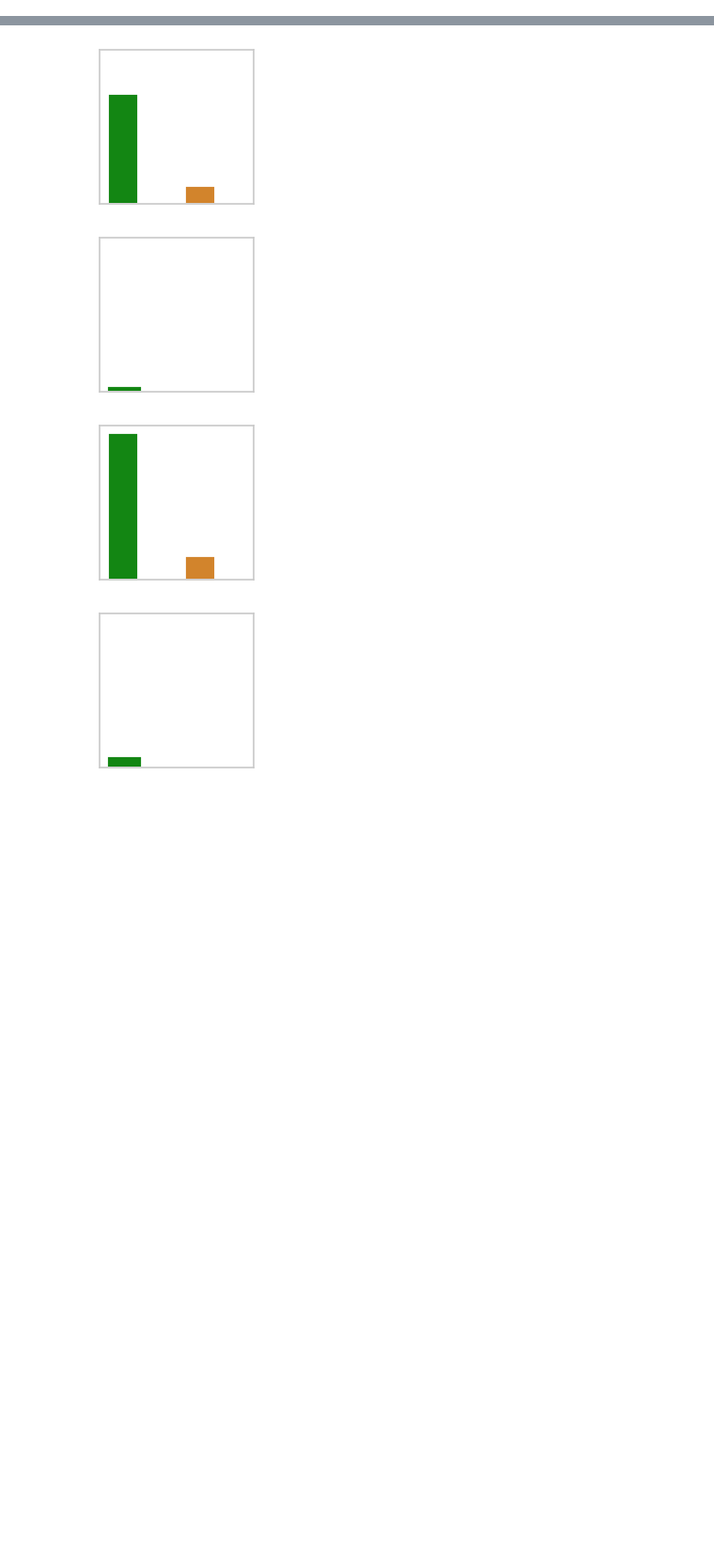
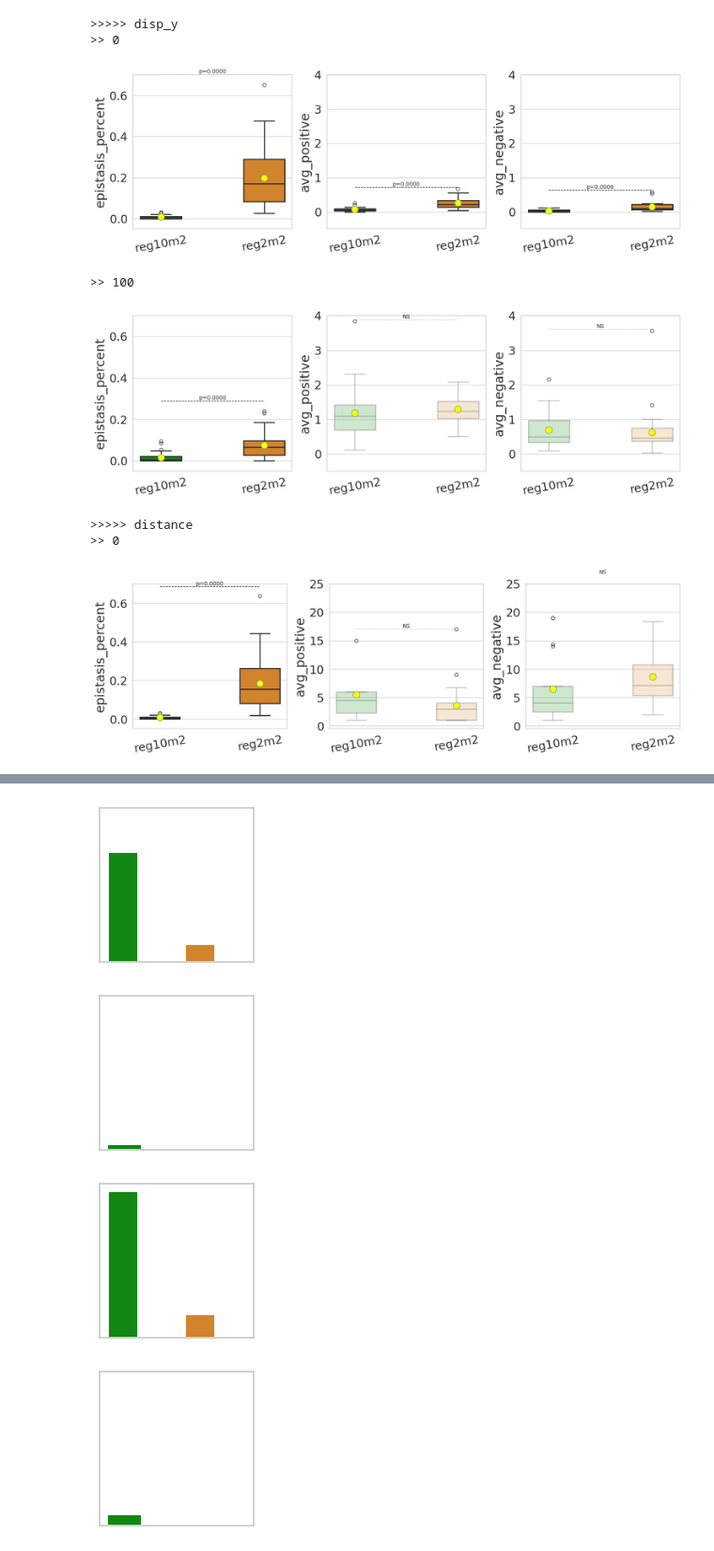
Before and after one commit to karinemiras/revolve2, a Jupyter notebook: experiments/default_study/knockout_analysisv2.ipynb, the cells around one changed output, grey strips where cells are left out. Shown at 94% size. Cells and saved outputs as stored; diff of their text form; code cells hidden in the pictures; blank space fills up the shorter version.

```diff
--- a/experiments/default_study/knockout_analysisv2.ipynb
+++ b/experiments/default_study/knockout_analysisv2.ipynb
@@ -198,0 +254,80 @@ fig.savefig(f'{path}/knockouts/epistasis_change.png', dpi=300, bbox_inches='tigh
+# %%
+
+
+### EPISTASIS CHANGES per exp
+###
+
+metrics = ['epistasis_percent',  'avg_positive',  'avg_negative']
+
+clrs = ['#009900',
+        '#EE8610']
+
+avg_pos_scale = {'disp_y': [-0.5, 4],'extremities_prop': [-0.05, 1.1],'symmetry': [-0.05, 1.15], 'distance': [-0.5, 25]}
+
+for trait in traits:
+    print('>>>>>',trait)
+    df_trait = df_traits[trait].copy(deep=True)
+
+    for gen in [0, 100]:
+        print('>>',gen)
+        df_trait_exp = df_trait[df_trait['gen'] == gen]
+        df_trait_exp = df_trait_exp[ (df_trait_exp['ranking'] == 'best') ]
+
+        fig, axes = plt.subplots(1, 3, figsize=(15, 5))
+        sb.set(rc={"axes.titlesize": 23, "axes.labelsize": 23, 'ytick.labelsize': 21, 'xtick.labelsize': 21})
+        sb.set_style("whitegrid")
+
+        for idx, metric in enumerate(metrics):
+            ax = axes[idx]
+
+            filtered_clean = df_trait_exp[pd.notna(df_trait_exp[metric])]
+            ini_gen = filtered_clean[filtered_clean['experiment_name'] == 'reg10m2'][f'{metric}']
+            end_gen = filtered_clean[filtered_clean['experiment_name'] == 'reg2m2'][f'{metric}']
+
+            _, p_value = mannwhitneyu(ini_gen, end_gen, alternative='two-sided')
+           # print(f"\nMetric: {metric}, p-value: {round(p_value, 4)}")
+
+            sb.boxplot(x='experiment_name', y=f'{metric}', data=filtered_clean,
+                       palette=clrs, width=0.4, showmeans=True, linewidth=2, fliersize=6,
+                       meanprops={"marker": "o", "markerfacecolor": "yellow", "markersize": "12"}, ax=ax)
+
+            y_max = filtered_clean[f'{metric}'].max() + 0.05  #
+            x_positions = [0, 1]
+            ax.plot(x_positions, [y_max, y_max], color='black', linestyle='--', linewidth=1)
+            if p_value >= 0.05:
+                sig = 'NS'
+                alpha = 0.2
+                for patch in ax.patches:
+                    patch.set_alpha(alpha)
+                    patch.set_edgecolor((0.0, 0.0, 0.0, alpha))  # Example RGBA border color
+                for line in ax.lines:
+                    if line.get_linestyle() == '-' or line.get_linestyle() == '--':
+                        line.set_color((0.0, 0.0, 0.0, alpha))
+
+            else:
+                sig = f'p={p_value:.4f}'
+            ax.text(x=0.5, y=y_max, s=sig, ha='center', va='bottom', fontsize=10)
+
+            if metric in ['epistasis_percent']:
+                ax.set_ylim(-0.05, 0.7)
+
+            if metric == 'avg_positive' or metric == 'avg_negative':
+                if trait in avg_pos_scale.keys():
+                    ax.set_ylim(avg_pos_scale[trait][0], avg_pos_scale[trait][1])
+
+            ax.tick_params(axis='x', labelrotation=10)
+
+            ax.set_xlabel('')
+            ax.set_ylabel(f'{metric}')
+
+        plt.tight_layout()
+        plt.show()
+# %% [output]
+>>>>> disp_y
+>> 0
+[figure, added]
+>> 100
+[figure, added]
+>>>>> distance
+>> 0
+[figure, added]
```
Also changed, not shown: parts of 18 cells of this notebook, 8 other files.
